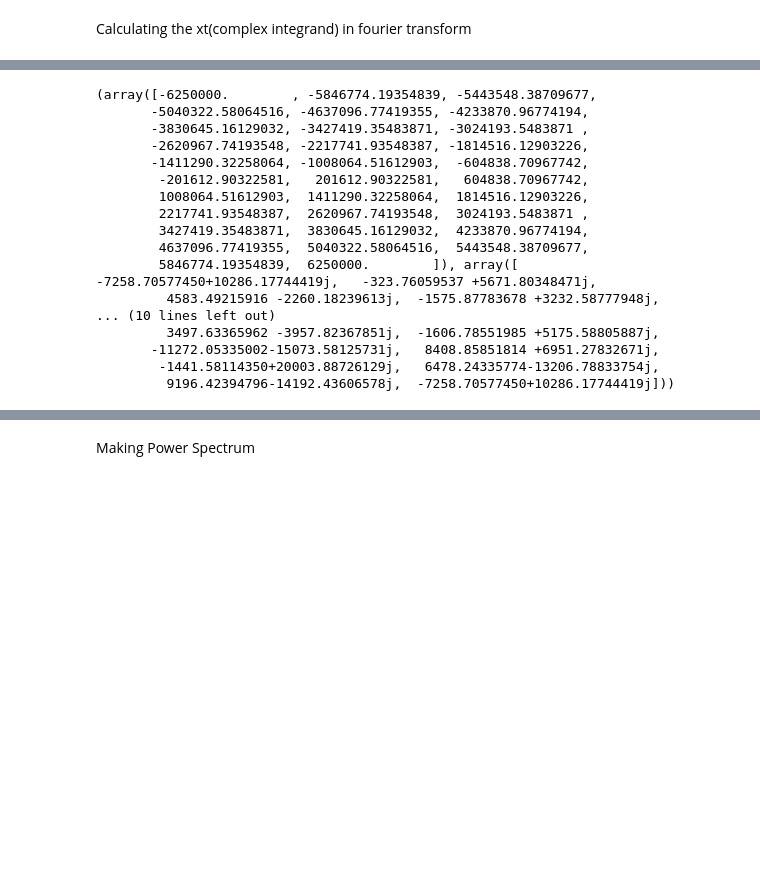
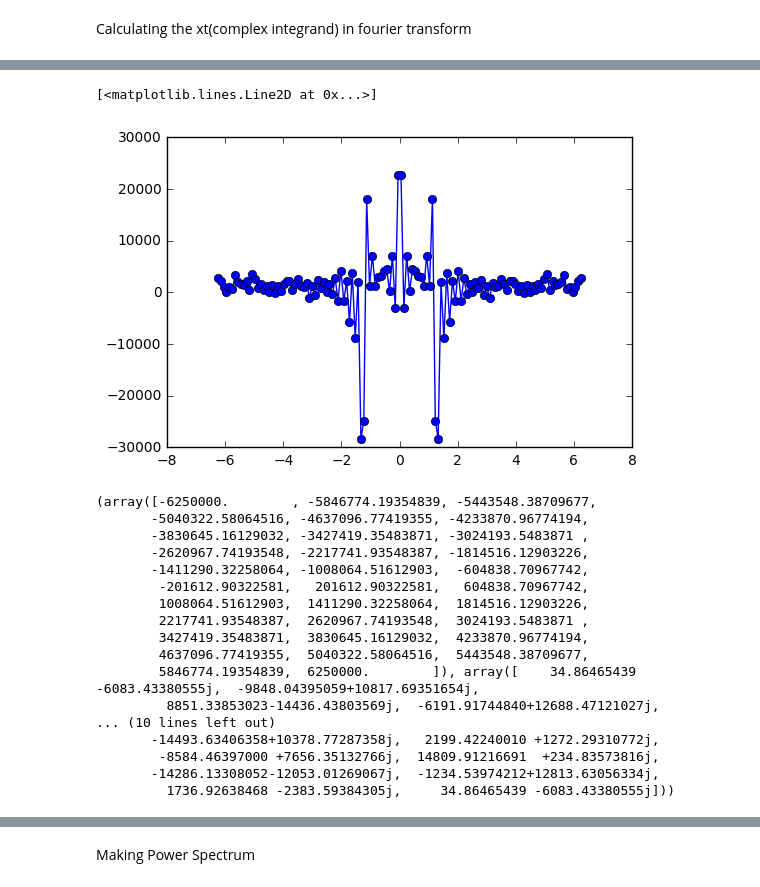
Before and after one commit to arthurm101/radiolab, a Jupyter notebook: Lab 1/Lab1_Mixer.ipynb, the cells around one changed output, grey strips where cells are left out. Drawn from its saved outputs; the diff is of its cells as text; code cells hidden in the pictures; blank space fills up the shorter version.

```diff
--- a/Lab 1/Lab1_Mixer.ipynb
+++ b/Lab 1/Lab1_Mixer.ipynb
@@ -171,5 +141,14 @@ print(integrand)
+# %%
+#test
+fft_test = ugradio.dft.dft(firstN_data1, t = time_array, f = freq_arr)
+#print(fft_test)
+
+plt.plot(fft_test[0]/(1e6), fft_test[1], '-o')
+# %% [output]
+[<matplotlib.lines.Line2D at 0x...>]
+[figure, added]
 # %%
-fft_data1 = ugradio.dft.dft(integrand, time_array, freq_arr)
+fft_data1 = ugradio.dft.dft(integrand, t = time_array, f = freq_arr)
 print(fft_data1)
 # %% [output]
 (array([-6250000.        , -5846774.19354839, -5443548.38709677,
@@ -182,12 +161,12 @@ print(fft_data1)
         2217741.93548387,  2620967.74193548,  3024193.5483871 ,
         3427419.35483871,  3830645.16129032,  4233870.96774194,
         4637096.77419355,  5040322.58064516,  5443548.38709677,
-        5846774.19354839,  6250000.        ]), array([ -7258.70577450+10286.17744419j,   -323.76059537 +5671.80348471j,
-         4583.49215916 -2260.18239613j,  -1575.87783678 +3232.58777948j,
+        5846774.19354839,  6250000.        ]), array([    34.86465439 -6083.43380555j,  -9848.04395059+10817.69351654j,
+         8851.33853023-14436.43803569j,  -6191.91744840+12688.47121027j,
 ... (10 lines left out)
-         3497.63365962 -3957.82367851j,  -1606.78551985 +5175.58805887j,
-       -11272.05335002-15073.58125731j,   8408.85851814 +6951.27832671j,
-        -1441.58114350+20003.88726129j,   6478.24335774-13206.78833754j,
-         9196.42394796-14192.43606578j,  -7258.70577450+10286.17744419j]))
+       -14493.63406358+10378.77287358j,   2199.42240010 +1272.29310772j,
+        -8584.46397000 +7656.35132766j,  14809.91216691  +234.83573816j,
+       -14286.13308052-12053.01269067j,  -1234.53974212+12813.63056334j,
+         1736.92638468 -2383.59384305j,     34.86465439 -6083.43380555j]))
 # %%
 plt.subplot(211)
```
Also changed, not shown: parts of 17 cells of this notebook.
